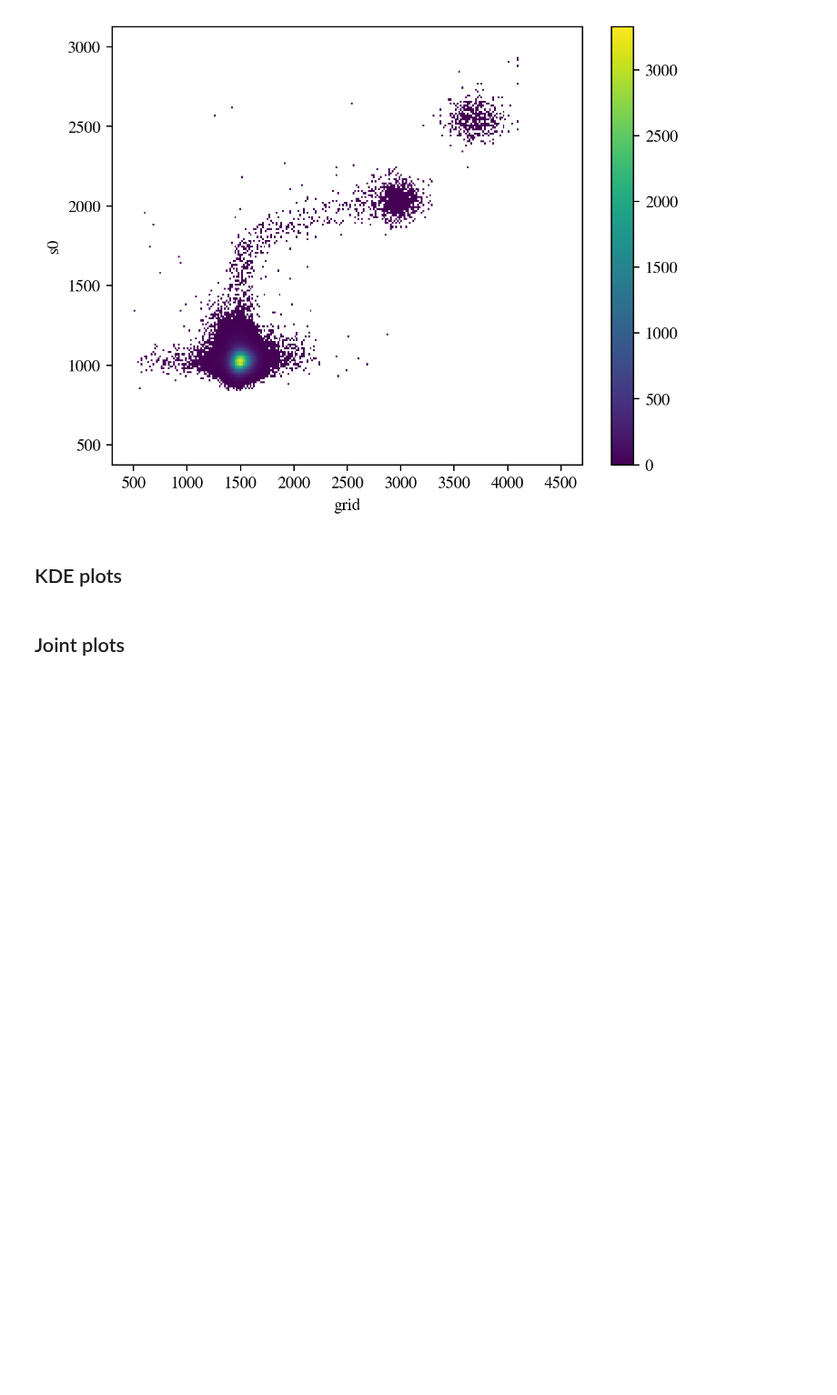
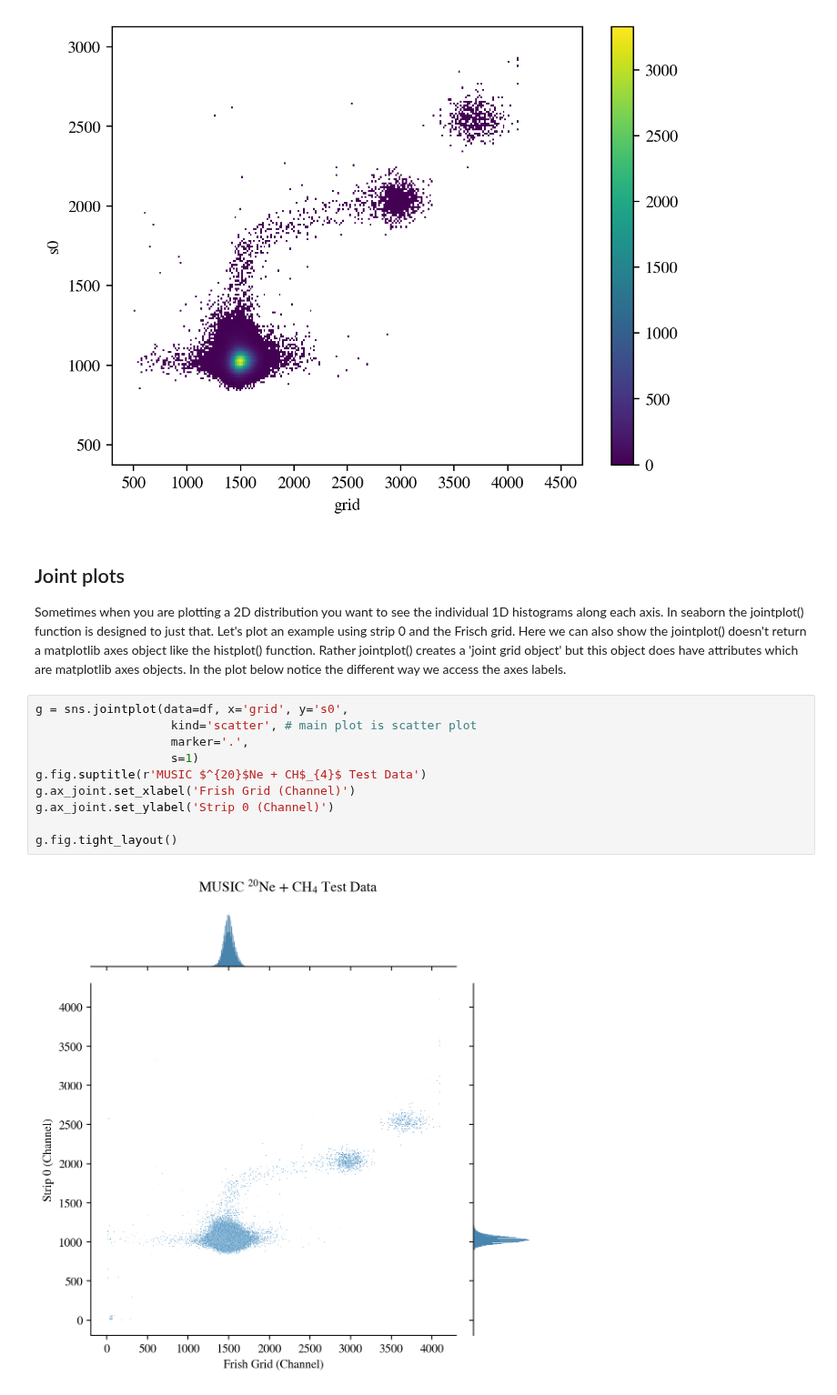
Before and after one commit to dneto1729/MUSIC_with_python, a Jupyter notebook: tutorials/4 - Plotting with Seaborn.ipynb, the cells around one changed output. Shown at 91% size. Saved outputs shown, nothing was run; the diff lists cells and outputs as text; blank space fills up the shorter version.

Commit message:
Update Example 3 and 4

```diff
--- a/tutorials/4 - Plotting with Seaborn.ipynb
+++ b/tutorials/4 - Plotting with Seaborn.ipynb
@@ -106,7 +99,19 @@ sns.histplot(data=df, x='grid', y='s0',
 # %% [output]
 <Axes: xlabel='grid', ylabel='s0'>
 [figure]
-# %% [markdown]
-## KDE plots
 # %% [markdown]
 ## Joint plots
+
+Sometimes when you are plotting a 2D distribution you want to see the individual 1D histograms along each axis. In seaborn the jointplot() function is designed to just that. Let's plot an example using strip 0 and the Frisch grid. Here we can also show the jointplot() doesn't return a matplotlib axes object like the histplot() function. Rather jointplot() creates a 'joint grid object' but this object does have attributes which are matplotlib axes objects. In the plot below notice the different way we access the axes labels.
+# %%
+g = sns.jointplot(data=df, x='grid', y='s0',
+                   kind='scatter', # main plot is scatter plot
+                   marker='.',
+                   s=1)
+g.fig.suptitle(r'MUSIC $^{20}$Ne + CH$_{4}$ Test Data')
+g.ax_joint.set_xlabel('Frish Grid (Channel)')
+g.ax_joint.set_ylabel('Strip 0 (Channel)')
+
+g.fig.tight_layout()
+# %% [output]
+[figure, added]
```
Also changed, not shown: parts of 15 cells of this notebook, 1 other file.
